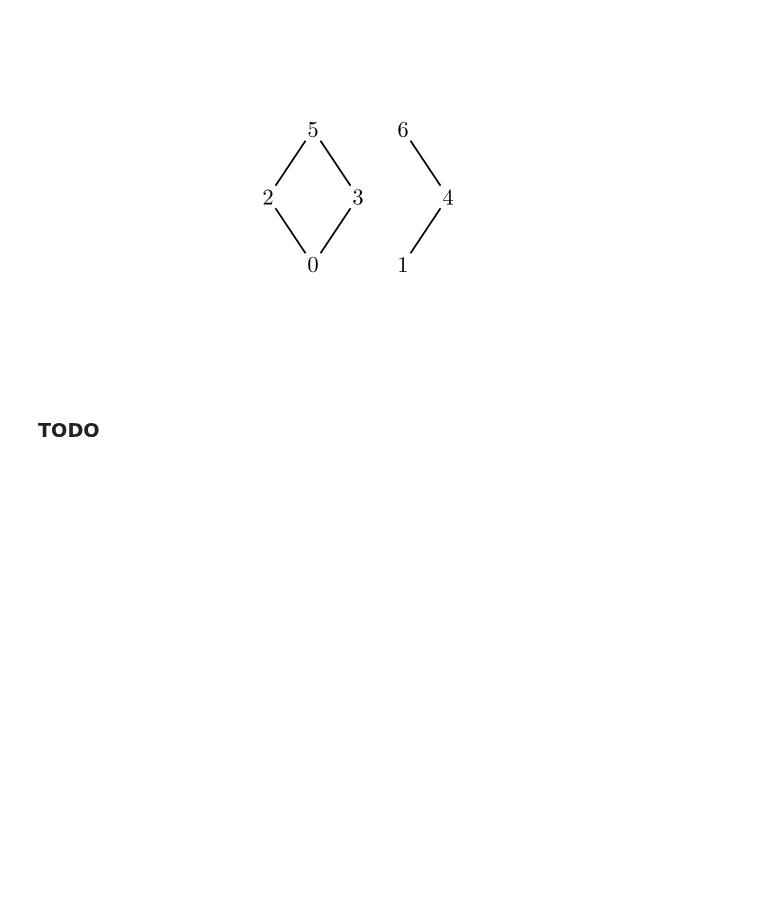
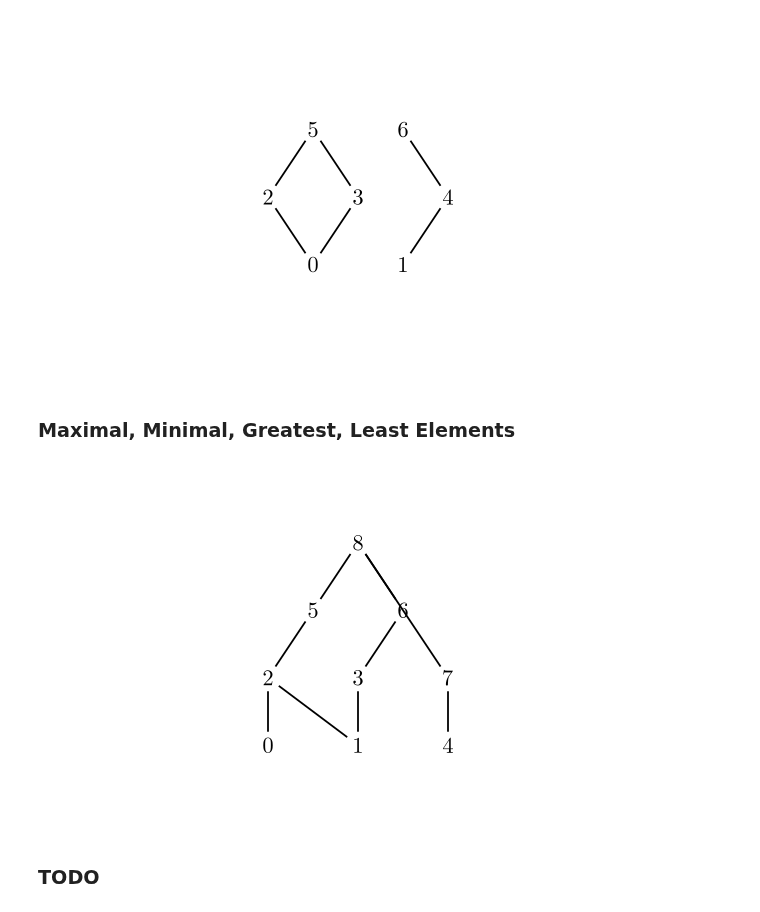
Before and after one commit to PhotonicGluon/NZQRC-Book, a Jupyter notebook: code/image_generation/notebooks/part-2/relations-2.ipynb, the cells around one changed output. Drawn from its saved outputs; the diff is of its cells as text; code cells hidden in the pictures; blank space fills up the shorter version.

```diff
--- a/code/image_generation/notebooks/part-2/relations-2.ipynb
+++ b/code/image_generation/notebooks/part-2/relations-2.ipynb
@@ -722,5 +722,48 @@ class HasseDiagram(Scene):
         self.add(graph)
 # %% [output]
 [figure]
+# %% [markdown]
+### Maximal, Minimal, Greatest, Least Elements
+# %%
+%%generate_image mmgl-elements_1 HasseDiagram --temp-dir temp
+
+
+class HasseDiagram(Scene):
+    def construct(self):
+        # Create vertices and edges
+        vertices = [
+            i for i in range(9)
+        ]
+        edges = [
+            (0, 2),
+            (1, 2),
+            (1, 3),
+            (2, 5),
+            (3, 6),
+            (4, 7),
+            (5, 8),
+            (6, 8),
+            (7, 8)
+        ]
+
+        # Create the Hasse graph
+        graph = HasseGraph(
+            vertices,
+            edges,
+            label_colour=BLACK,
+            perform_correction=True,
+            edge_config={
+                "stroke_color": BLACK
+            },
+            layout_config={
+                "scale_x": 2,
+                "scale_y": 0.75,
+            }
+        )
+        # print(list(graph.edges.keys()))
+
+        self.add(graph)  # TODO: Fix weird collision with 8,6,7
+# %% [output]
+[figure, added]
 # %% [markdown]
 ### TODO
```
Also changed, not shown: 2 other files.
